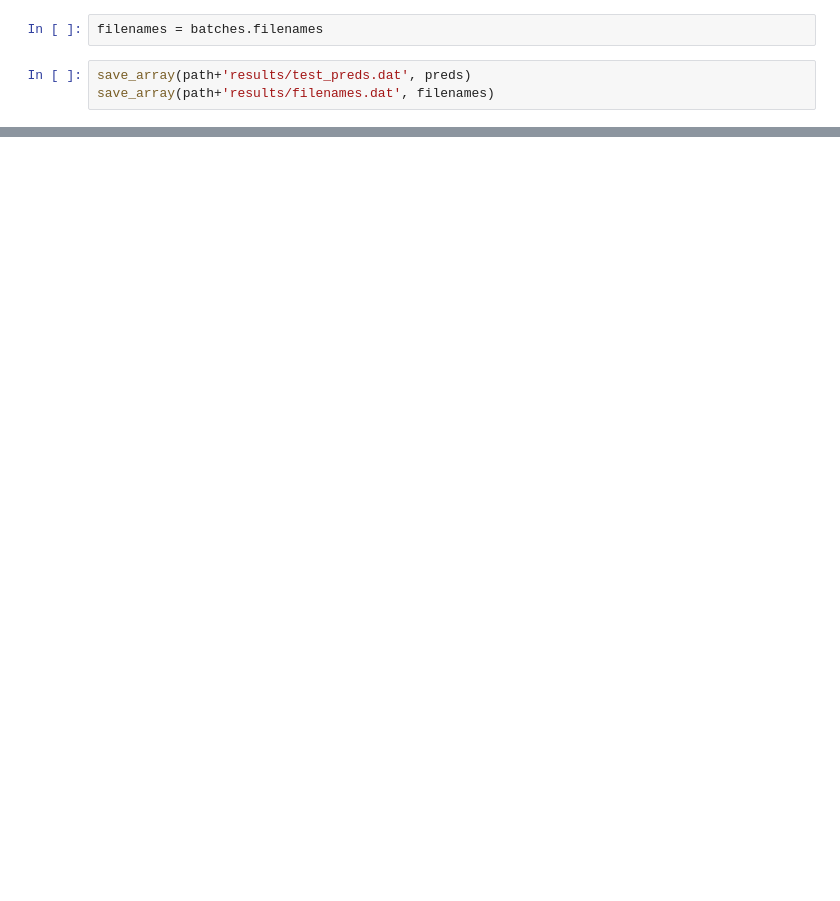
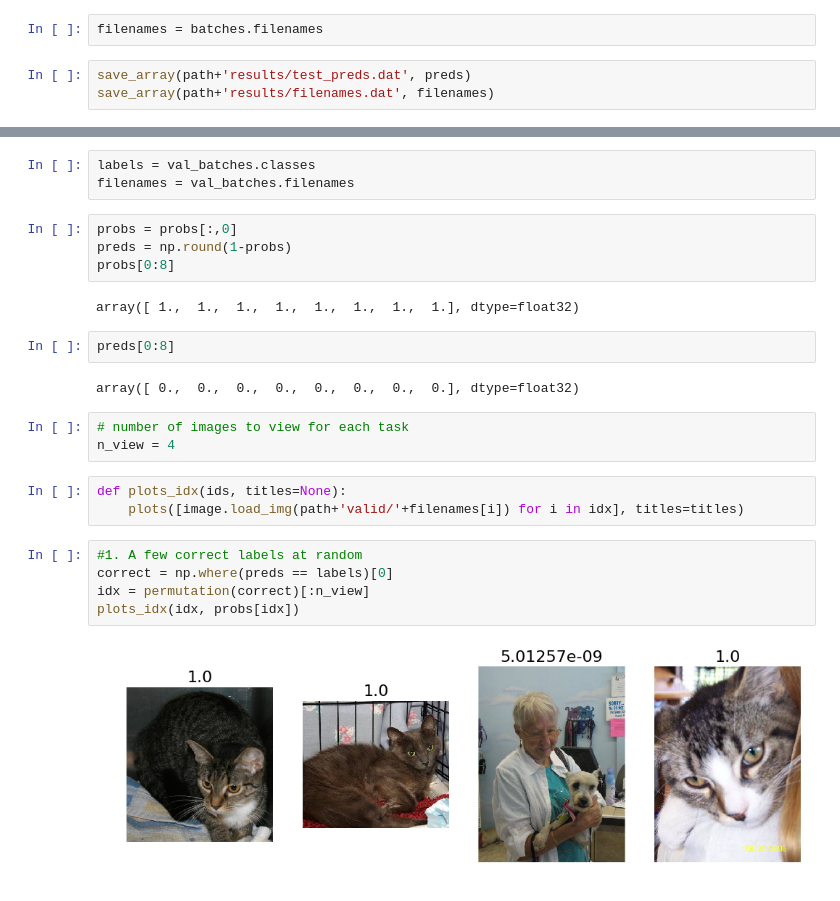
Before and after one commit to RiccardoGrin/Fastai, a Jupyter notebook: nbs/Kaggle_Submission.ipynb, the cells around one changed output, grey strips where cells are left out. Saved outputs shown, nothing was run; the diff lists cells and outputs as text; blank space fills up the shorter version.

```diff
--- a/nbs/Kaggle_Submission.ipynb
+++ b/nbs/Kaggle_Submission.ipynb
@@ -109,0 +183,26 @@ FileLink('data/redux/subm98.csv')
+# %%
+labels = val_batches.classes
+filenames = val_batches.filenames
+# %%
+probs = probs[:,0]
+preds = np.round(1-probs)
+probs[0:8]
+# %% [output]
+array([ 1.,  1.,  1.,  1.,  1.,  1.,  1.,  1.], dtype=float32)
+# %%
+preds[0:8]
+# %% [output]
+array([ 0.,  0.,  0.,  0.,  0.,  0.,  0.,  0.], dtype=float32)
+# %%
+# number of images to view for each task
+n_view = 4
+# %%
+def plots_idx(ids, titles=None):
+    plots([image.load_img(path+'valid/'+filenames[i]) for i in idx], titles=titles)
+# %%
+#1. A few correct labels at random
+correct = np.where(preds == labels)[0]
+idx = permutation(correct)[:n_view]
+plots_idx(idx, probs[idx])
+# %% [output]
+[figure, added]
```
Also changed, not shown: parts of 46 cells of this notebook, 2 other files.
